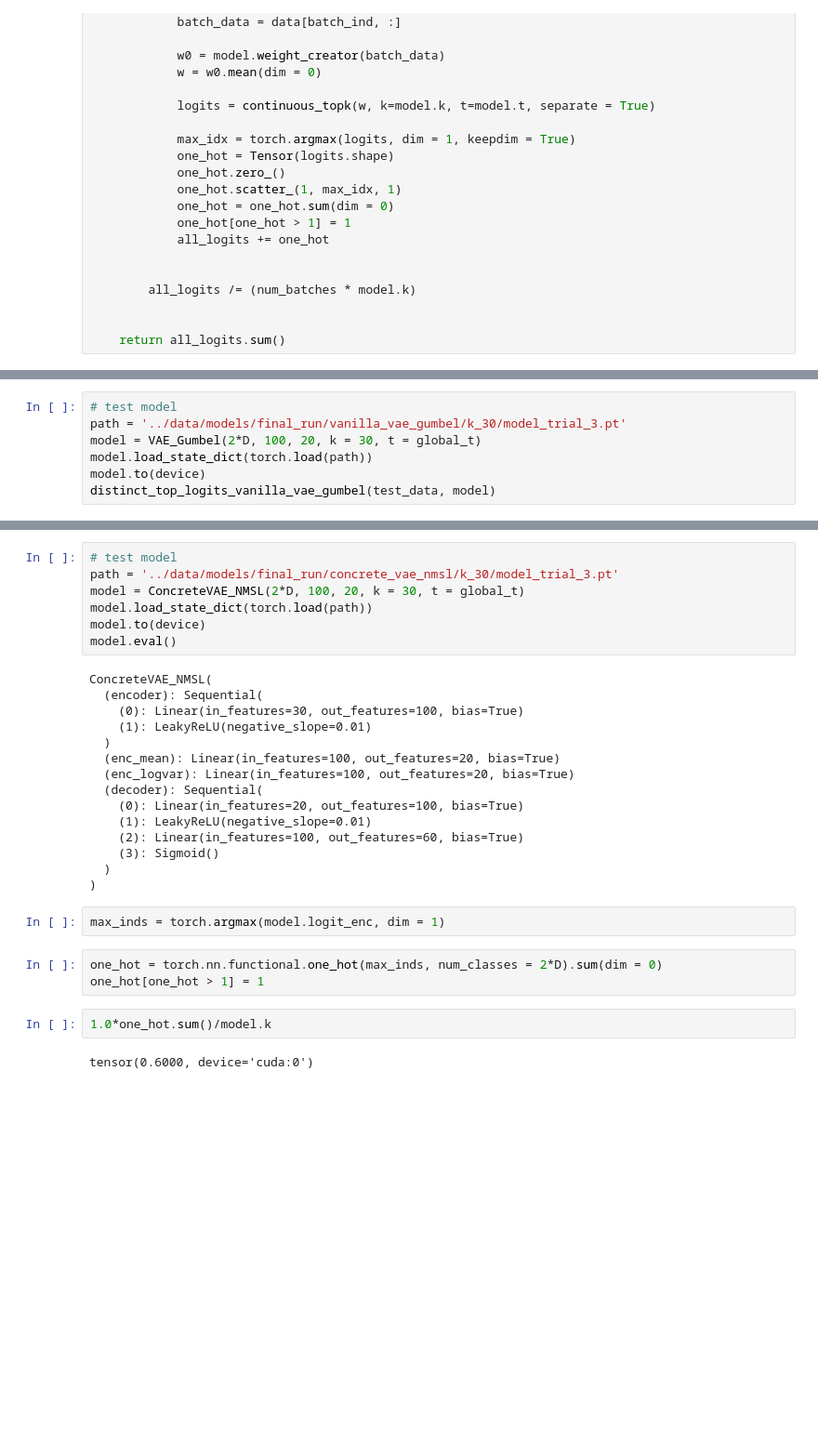
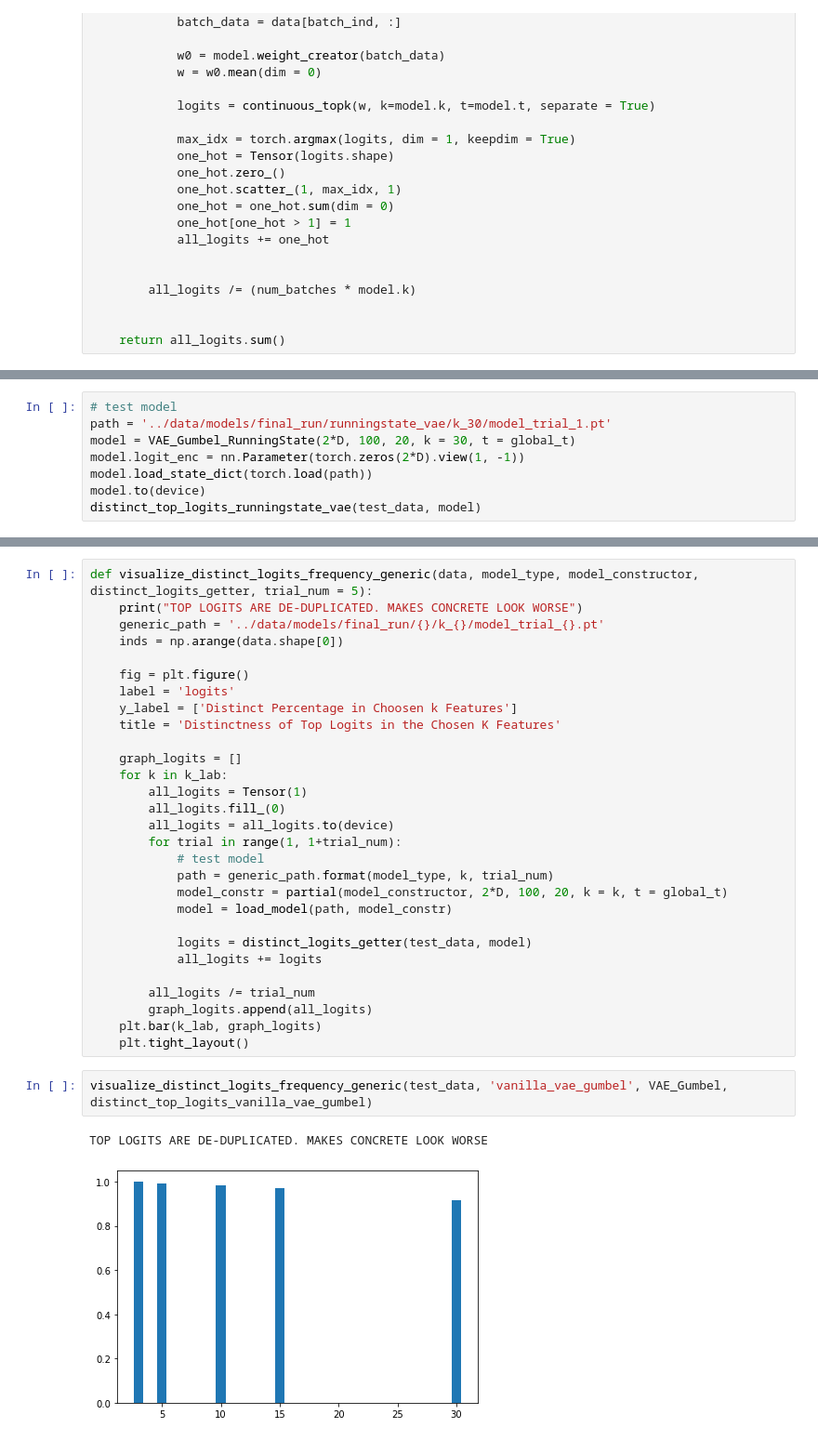
Before and after one commit to beelze-b/Differentiable-Sparse-Subset-Selection, a Jupyter notebook: notebooks/14_Visualization.ipynb, the cells around one changed output, grey strips where cells are left out. Shown at 93% size. Saved outputs shown, nothing was run; the diff lists cells and outputs as text; blank space fills up the shorter version.

Commit message:
we look good

```diff
--- a/notebooks/14_Visualization.ipynb
+++ b/notebooks/14_Visualization.ipynb
@@ -767,8 +789,9 @@ def distinct_top_logits_concrete_vae(data, model):
 # %%
 # test model
-path = '../data/models/final_run/vanilla_vae_gumbel/k_30/model_trial_3.pt'
-model = VAE_Gumbel(2*D, 100, 20, k = 30, t = global_t)
+path = '../data/models/final_run/runningstate_vae/k_30/model_trial_1.pt'
+model = VAE_Gumbel_RunningState(2*D, 100, 20, k = 30, t = global_t)
+model.logit_enc = nn.Parameter(torch.zeros(2*D).view(1, -1))
 model.load_state_dict(torch.load(path))
 model.to(device)
-distinct_top_logits_vanilla_vae_gumbel(test_data, model)
+distinct_top_logits_runningstate_vae(test_data, model)
 # %% [output]
@@ -787,31 +799,34 @@ tensor(0.9135, device='cuda:0')
-# %%
-# test model
-path = '../data/models/final_run/concrete_vae_nmsl/k_30/model_trial_3.pt'
-model = ConcreteVAE_NMSL(2*D, 100, 20, k = 30, t = global_t)
-model.load_state_dict(torch.load(path))
-model.to(device)
-model.eval()
-# %% [output]
-ConcreteVAE_NMSL(
-  (encoder): Sequential(
-    (0): Linear(in_features=30, out_features=100, bias=True)
-    (1): LeakyReLU(negative_slope=0.01)
-  )
-  (enc_mean): Linear(in_features=100, out_features=20, bias=True)
-  (enc_logvar): Linear(in_features=100, out_features=20, bias=True)
-  (decoder): Sequential(
-    (0): Linear(in_features=20, out_features=100, bias=True)
-    (1): LeakyReLU(negative_slope=0.01)
-    (2): Linear(in_features=100, out_features=60, bias=True)
-    (3): Sigmoid()
-  )
-)
-# %%
-max_inds = torch.argmax(model.logit_enc, dim = 1)
-# %%
-one_hot = torch.nn.functional.one_hot(max_inds, num_classes = 2*D).sum(dim = 0)
-one_hot[one_hot > 1] = 1
-# %%
-1.0*one_hot.sum()/model.k
-# %% [output]
-tensor(0.6000, device='cuda:0')
+# %%
+def visualize_distinct_logits_frequency_generic(data, model_type, model_constructor, distinct_logits_getter, trial_num = 5):
+    print("TOP LOGITS ARE DE-DUPLICATED. MAKES CONCRETE LOOK WORSE")
+    generic_path = '../data/models/final_run/{}/k_{}/model_trial_{}.pt'
+    inds = np.arange(data.shape[0])
+
+    fig = plt.figure()
+    label = 'logits'
+    y_label = ['Distinct Percentage in Choosen k Features']
+    title = 'Distinctness of Top Logits in the Chosen K Features'
+
+    graph_logits = []
+    for k in k_lab:
+        all_logits = Tensor(1)
+        all_logits.fill_(0)
+        all_logits = all_logits.to(device)
+        for trial in range(1, 1+trial_num):
+            # test model
+            path = generic_path.format(model_type, k, trial_num)
+            model_constr = partial(model_constructor, 2*D, 100, 20, k = k, t = global_t)
+            model = load_model(path, model_constr)
+
+            logits = distinct_logits_getter(test_data, model)
+            all_logits += logits
+
+        all_logits /= trial_num
+        graph_logits.append(all_logits)
+    plt.bar(k_lab, graph_logits)
+    plt.tight_layout()
+# %%
+visualize_distinct_logits_frequency_generic(test_data, 'vanilla_vae_gumbel', VAE_Gumbel, distinct_top_logits_vanilla_vae_gumbel)
+# %% [output]
+TOP LOGITS ARE DE-DUPLICATED. MAKES CONCRETE LOOK WORSE
+[figure, added]
```
Also changed, not shown: parts of 10 cells of this notebook.
